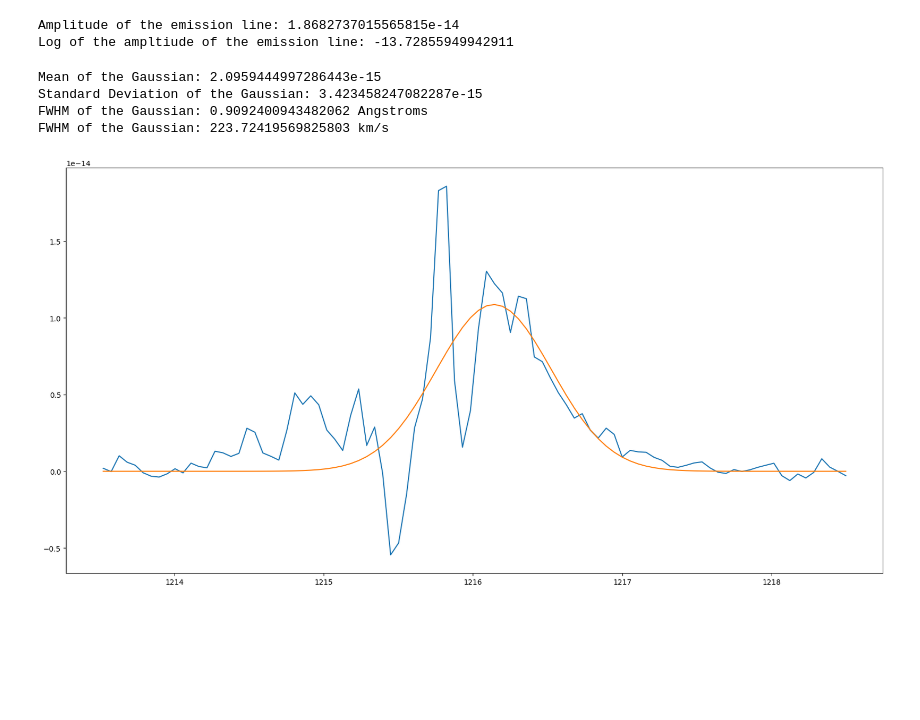
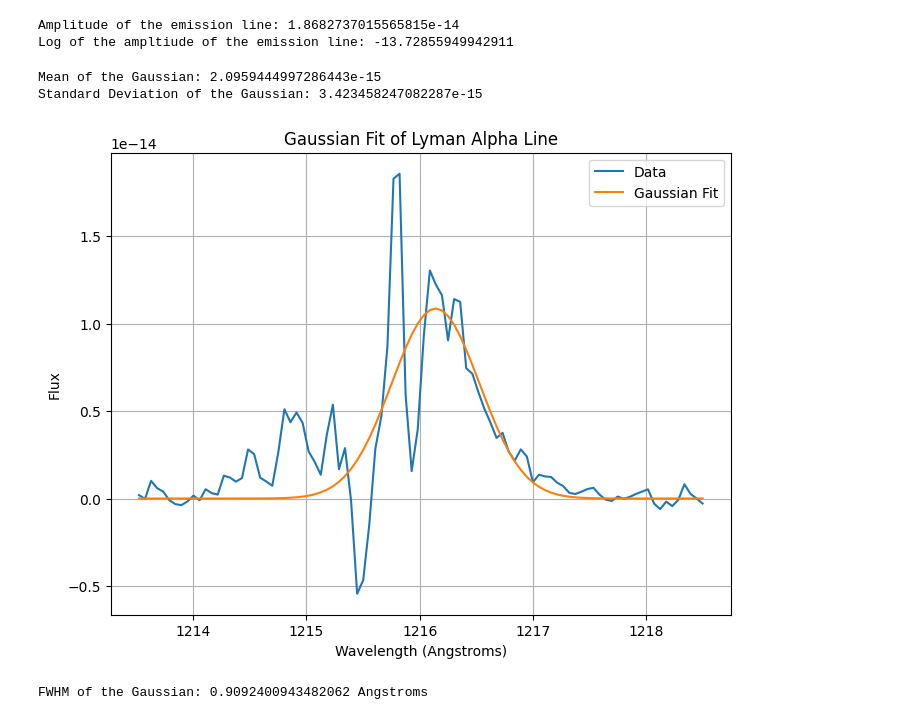
Before and after one commit to bellalongo/Lya-Info, a Jupyter notebook: calculator.ipynb, the cells around one changed output. Drawn from its saved outputs; the diff is of its cells as text; code cells hidden in the pictures; blank space fills up the shorter version.

```diff
--- a/calculator.ipynb
+++ b/calculator.ipynb
@@ -158,39 +158,41 @@ def fwhm_wavelength(w, f):
 
     return fwhm_wavelength_value
 # %%
-# Create a gaussian fit
+# GAUSSIAN FIT
 
 # Mask current peak (use this for the rest!)
 wavelength_mask = (w > (line_start)) & (w < (line_end))
 
 # Take the middle flux value as the mean and the peak width as the stddev?
 curr_mean = np.mean(w[wavelength_mask])
 curr_std = np.std(w[wavelength_mask])
 
 # Create a Gaussian fit
 gaussian_model = models.Gaussian1D(mean = curr_mean, stddev=curr_std)
 fitter = fitting.LevMarLSQFitter()
 best_fit = fitter(gaussian_model, w[wavelength_mask], f[wavelength_mask])
 
 # Find the mean of the Gaussian distribution
 gauss_mean = np.mean(best_fit(w[wavelength_mask]))
 gauss_std = np.std(best_fit(w[wavelength_mask]))
 print(f"Mean of the Gaussian: {gauss_mean}")
 print(f"Standard Deviation of the Gaussian: {gauss_std}")
 
-plt.figure(figsize=(20,10))
-plt.plot(w[wavelength_mask], f[wavelength_mask])
-plt.plot(w[wavelength_mask], best_fit(w[wavelength_mask]))
+plt.figure(figsize=(8, 6))
+plt.plot(w[wavelength_mask], f[wavelength_mask], label = "Data")
+plt.plot(w[wavelength_mask], best_fit(w[wavelength_mask]), label = "Gaussian Fit")
+plt.legend()
+plt.xlabel('Wavelength (Angstroms)')
+plt.ylabel('Flux')
+plt.title('Gaussian Fit of Lyman Alpha Line')
+plt.grid(True)
+plt.show()
 
-fwhm_value = fwhm_wavelength(w, best_fit(w[wavelength_mask]))
+gauss_fwhm = fwhm_wavelength(w, best_fit(w[wavelength_mask]))
 
-fwhm_kms = ((c * fwhm_value) / 1218.390) / 1000
-
-print(f"FWHM of the Gaussian: {fwhm_value} Angstroms")
-print(f"FWHM of the Gaussian: {fwhm_kms.value} km/s")
+print(f"FWHM of the Gaussian: {gauss_fwhm} Angstroms")
 # %% [output]
 Mean of the Gaussian: 2.0959444997286443e-15
 Standard Deviation of the Gaussian: 3.423458247082287e-15
-FWHM of the Gaussian: 0.9092400943482062 Angstroms
-FWHM of the Gaussian: 223.72419569825803 km/s
-[figure, old version]
+[figure, new version]
+FWHM of the Gaussian: 0.9092400943482062 Angstroms
```
Also changed, not shown: parts of 6 cells of this notebook.
